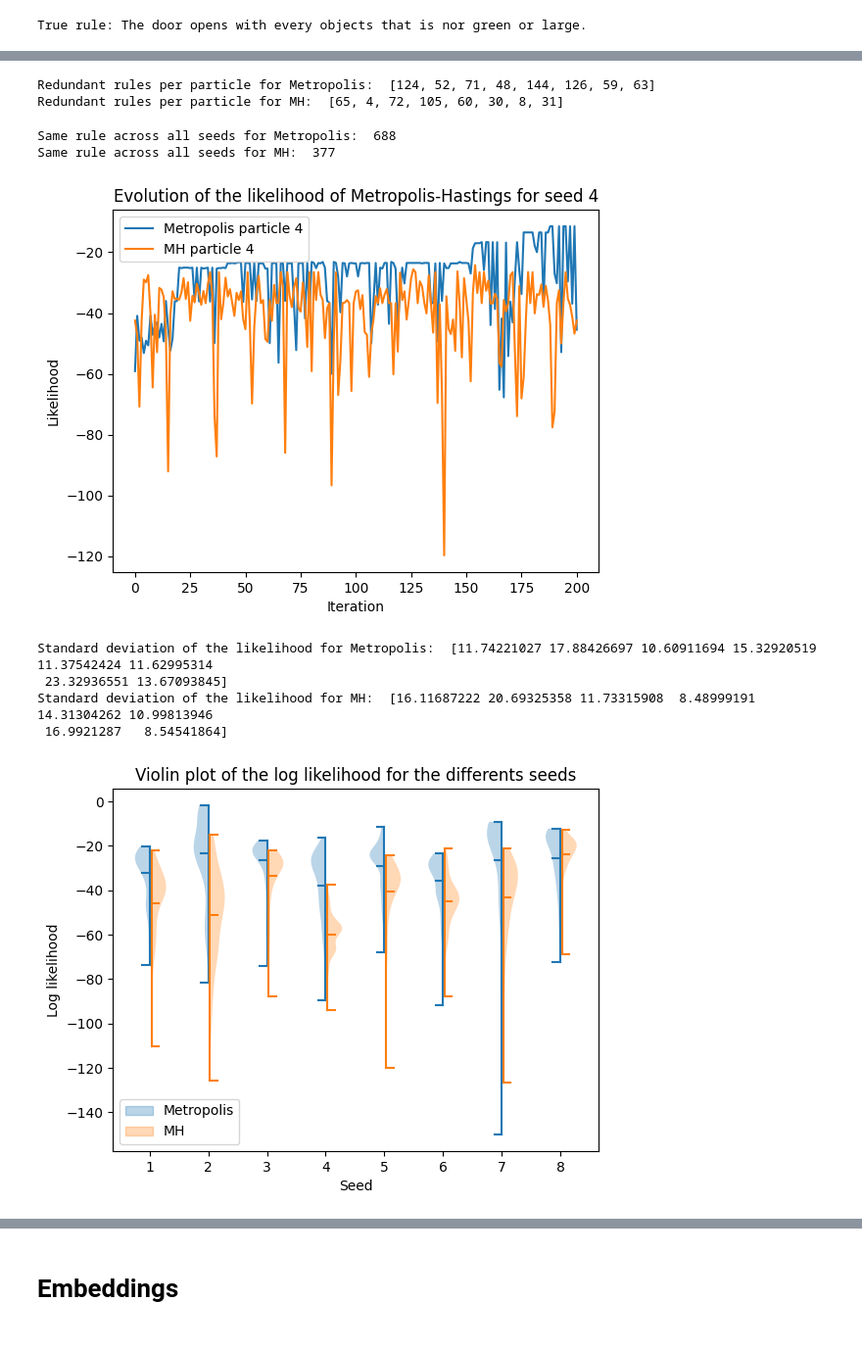
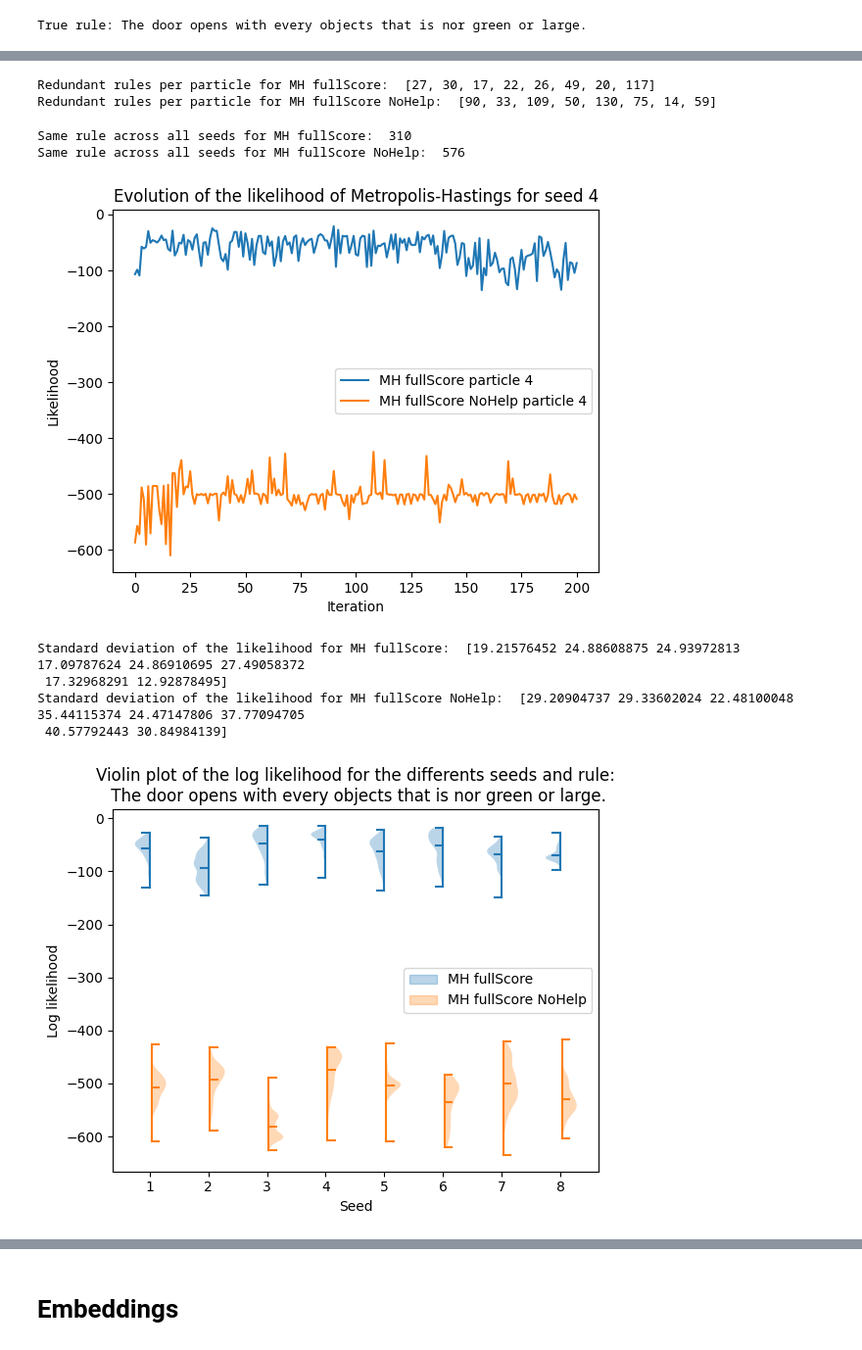
Before and after one commit to flowersteam/WorldLLM, a Jupyter notebook: compare_MH.ipynb, the cells around one changed output, grey strips where cells are left out. Shown: that part at 98% size. Cells and saved outputs as stored; diff of their text form; code cells hidden in the pictures.

Commit message:
plot: add analysis on weights

```diff
--- a/compare_MH.ipynb
+++ b/compare_MH.ipynb
@@ -8,15 +8,15 @@ from sentence_transformers import SentenceTransformer
 from sklearn.manifold import TSNE
 import os
 # %%
-mh_name = "Metropolis"
-mh_o_name = "MH"
+mh_name = "MH fullScore"
+mh_o_name = "MH fullScore NoHelp"
 # %%
 #Load the data
 rule = "ngl"
-extension = ""
-extension_2 = "_ot"
+extension = "_"
+extension_2 = "_nh"
 print(f"-------------------------------- Load MH {extension} --------------------------------")
-name_experiment_mh = f"/metropolis_phi_phi_{rule}{extension}"
+name_experiment_mh = f"/mh_phi_phi_{rule}{extension}"
 path_start = "./outputs/" + name_experiment_mh + "/"
 lst_data_mh = []
 for f_day in os.listdir(path_start):
@@ -143,15 +143,15 @@ for particle in all_rules_mh_o:
 print(f"Redundant rules per particle for {mh_name}: ", lst_nb_redundant_rules_mh)
 print(f"Redundant rules per particle for {mh_o_name}: ", lst_nb_redundant_rules_mh_o)
 # %% [output]
-Redundant rules per particle for Metropolis:  [124, 52, 71, 48, 144, 126, 59, 63]
-Redundant rules per particle for MH:  [65, 4, 72, 105, 60, 30, 8, 31]
+Redundant rules per particle for MH fullScore:  [27, 30, 17, 22, 26, 49, 20, 117]
+Redundant rules per particle for MH fullScore NoHelp:  [90, 33, 109, 50, 130, 75, 14, 59]
 # %%
 # Same rule across all seeds:
 print(f"Same rule across all seeds for {mh_name}: ", len(all_rules_mh.flatten()) - len(set(all_rules_mh.flatten())))
 print(f"Same rule across all seeds for {mh_o_name}: ", len(all_rules_mh_o.flatten()) - len(set(all_rules_mh_o.flatten())))
 # %% [output]
-Same rule across all seeds for Metropolis:  688
-Same rule across all seeds for MH:  377
+Same rule across all seeds for MH fullScore:  310
+Same rule across all seeds for MH fullScore NoHelp:  576
 # %%
 seed = 4
 plt.figure()
@@ -163,7 +163,7 @@ plt.legend()
 plt.title("Evolution of the likelihood of Metropolis-Hastings for seed " + str(seed))
 plt.show()
 # %% [output]
-[figure, old version]
+[figure, new version]
 # %%
 # Compute standard deviation of the likelihood
 std_likelihoods_mh = np.std(all_likelihoods_mh, axis=1)
@@ -171,24 +171,24 @@ std_likelihoods_mh_o = np.std(all_likelihoods_mh_o, axis=1)
 print(f"Standard deviation of the likelihood for {mh_name}: ", std_likelihoods_mh)
 print(f"Standard deviation of the likelihood for {mh_o_name}: ", std_likelihoods_mh_o)
 # %% [output]
-Standard deviation of the likelihood for Metropolis:  [11.74221027 17.88426697 10.60911694 15.32920519 11.37542424 11.62995314
- 23.32936551 13.67093845]
-Standard deviation of the likelihood for MH:  [16.11687222 20.69325358 11.73315908  8.48999191 14.31304262 10.99813946
- 16.9921287   8.54541864]
+Standard deviation of the likelihood for MH fullScore:  [19.21576452 24.88608875 24.93972813 17.09787624 24.86910695 27.49058372
+ 17.32968291 12.92878495]
+Standard deviation of the likelihood for MH fullScore NoHelp:  [29.20904737 29.33602024 22.48100048 35.44115374 24.47147806 37.77094705
+ 40.57792443 30.84984139]
 # %%
 # Plot violin plot of the log likelihood as a function of the seeds for both algorithms
 plt.figure()
 color_mh = plt.violinplot(all_likelihoods_mh.transpose(), showmeans=True, side = "low")["bodies"][0].get_facecolor().flatten()
 color_mh = matplotlib.patches.Patch(color=color_mh)
 color_is = plt.violinplot(all_likelihoods_mh_o.transpose(), showmeans=True, side="high", positions=[i+1.03 for i in range(len(all_likelihoods_mh_o))])["bodies"][0].get_facecolor().flatten()
 color_is = matplotlib.patches.Patch(color=color_is)
 plt.legend([color_mh, color_is], [mh_name, mh_o_name])
-plt.title("Violin plot of the log likelihood for the differents seeds")
+plt.title("Violin plot of the log likelihood for the differents seeds and rule:\n " + true_rule)
 plt.xlabel("Seed")
 plt.ylabel("Log likelihood")
 plt.show()
 # %% [output]
-[figure, old version]
+[figure, new version]
 # %%
 # Plot violin plot of the log likelihood as a function of the seeds for both algorithms
 fig,ax = plt.subplots()
```
Also changed, not shown: parts of 8 cells of this notebook, 1 other file.
